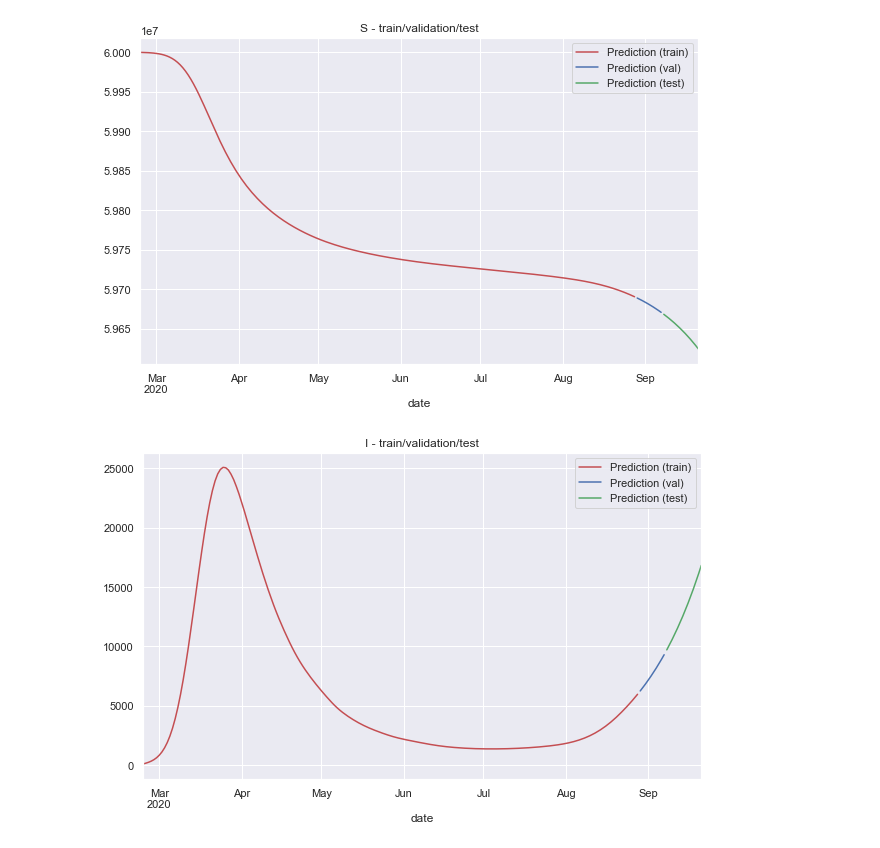
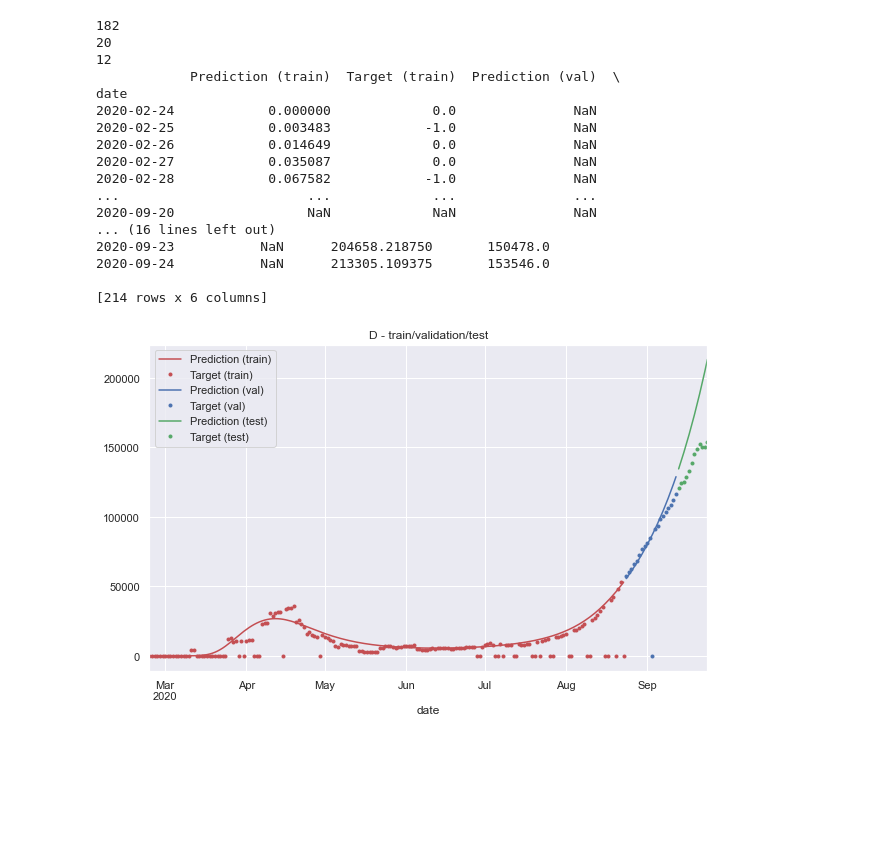
Before and after one commit to sailab-code/learning-sidarthe, a Jupyter notebook: get_sidarte_graphs.ipynb, the cells around one changed output. Saved outputs shown, nothing was run; the diff lists cells and outputs as text; code cells hidden in the pictures; blank space fills up the shorter version.

```diff
--- a/get_sidarte_graphs.ipynb
+++ b/get_sidarte_graphs.ipynb
@@ -83,8 +95,10 @@ for key in param_keys:
     references[key] = ref_df[key][4:].tolist()
 # %%
 # load experiment values
-exp_paths = os.path.join(os.getcwd(), "runs", "iaml_exps", "tied_opt", "sidarthe_extended", "Italy")
-exp_id = "1e+00_f8502d8e-e800-409a-997c-e2388ad77075"
+#exp_paths = os.path.join(os.getcwd(), "runs", "IT_step", "sidarthe_extended", "Italy")
+#exp_id = "train_size182_der100000000.0_mTrue_dt_5.0_d0c915a7-ab3c-4d15-8f16-30ad1126bcfc"
+exp_paths = os.path.join(os.getcwd(), "runs", "FR", "sidarthe_extended", "FR")
+exp_id = "x"
 exp_path = os.path.join(exp_paths, exp_id)
 exp_settings_path = os.path.join(exp_path, "settings.json")
 exp_report_path = os.path.join(exp_path, "final.json")
@@ -241,6 +254,6 @@ for group_name, group in model.param_groups.items():
 # %%
-for key in ["s", "i", "d", "a", "r", "t", "h", "e", "h_detected", "r0"]:
-#for key in ["d"]:
+#for key in ["s", "i", "d", "a", "r", "t", "h", "e", "h_detected", "r0"]:
+for key in ["d"]:
 
     plot_title = f"{key.upper()} - train/validation/test"
 
@@ -252,36 +265,54 @@ for key in ["s", "i", "d", "a", "r", "t", "h", "e", "h_detected", "r0"]:
 
     if key in targets:
         c_targets = {
-            "train": target_train[key],
-            "val": target_val[key],
-            "test": target_test[key]
+            "train": target_train[key].tolist(),
+            "val": target_val[key].tolist(),
+            "test": target_test[key].tolist()
         }
     else:
         c_targets = {
             "train": None,
             "val": None,
             "test": None
         }
 
     curve_df = pd.DataFrame()
     curve_df['date'] = pd.to_datetime(dates_x[:])
     curve_df.set_index('date', inplace=True)
 
 
     for section, section_slice in slices.items():
         curve_df[f"Prediction ({section})"] = get_column(hats[section], section_slice)
         if c_targets[section] is not None:
+            print(len(c_targets[section]))
             curve_df[f"Target ({section})"] = get_column(c_targets[section], section_slice)
             curve_styles = ['-', '.'] * 3
             curve_colors = ['r'] * 2 + ['b'] * 2 + ['g'] * 2
         else:
             curve_styles = ['-'] * 3
             curve_colors = ['r', 'b', 'g']
 
+    print(curve_df)
 
     plot = curve_df.plot(title=plot_title, style=curve_styles, color=curve_colors, figsize=(10,6), grid=True)
     figure = plot.get_figure()
     savefig(figure, figs_path, key)
 # %% [output]
+182
+20
+12
+            Prediction (train)  Target (train)  Prediction (val)  \
+date
+2020-02-24            0.000000             0.0               NaN
+2020-02-25            0.003483            -1.0               NaN
+2020-02-26            0.014649             0.0               NaN
+2020-02-27            0.035087             0.0               NaN
+2020-02-28            0.067582            -1.0               NaN
+...                        ...             ...               ...
+2020-09-20                 NaN             NaN               NaN
+... (16 lines left out)
+2020-09-23           NaN      204658.218750       150478.0
+2020-09-24           NaN      213305.109375       153546.0
+
+[214 rows x 6 columns]
-[figure, old version]
+[figure, new version]
-[figure, removed]
```
Also changed, not shown: parts of 5 cells of this notebook, 4 other files.
